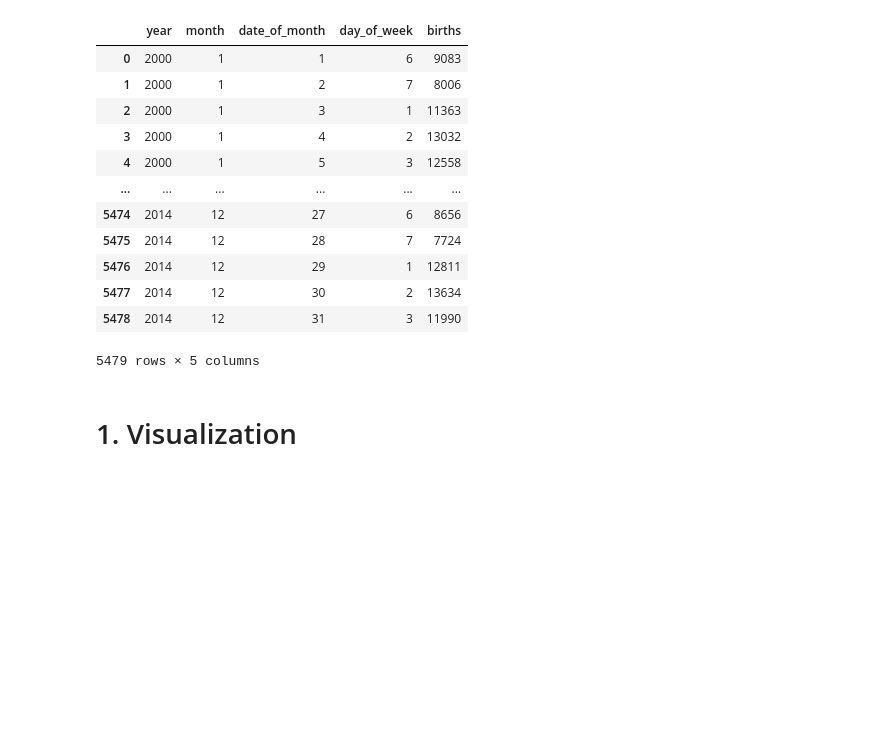
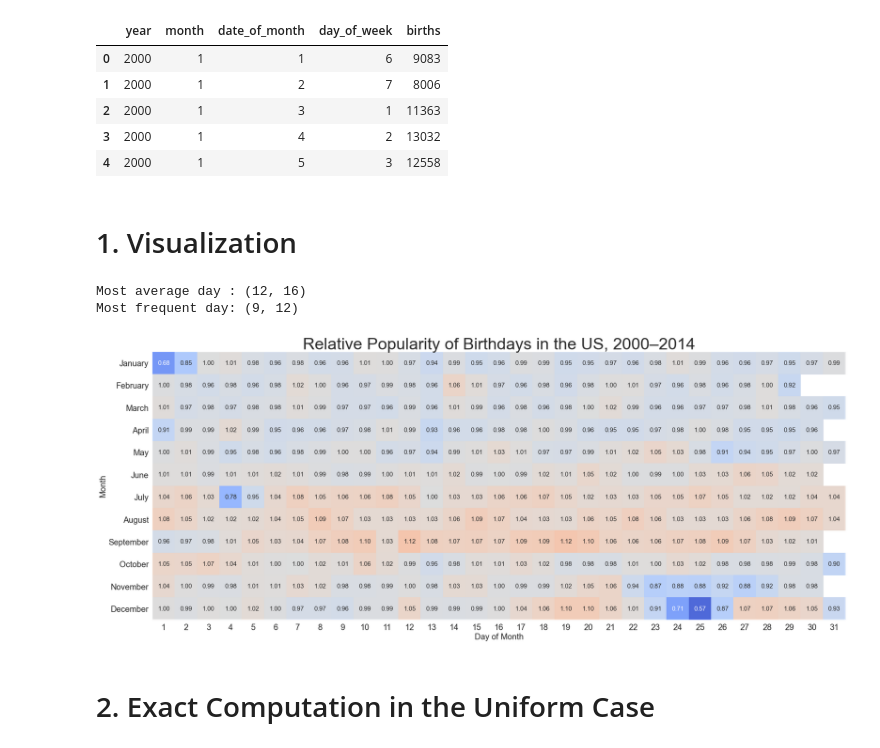
Before and after one commit to rcharan/birthdays, a Jupyter notebook: analysis.ipynb, the cells around one changed output. Drawn from its saved outputs; the diff is of its cells as text; code cells hidden in the pictures; blank space fills up the shorter version.

```diff
--- a/analysis.ipynb
+++ b/analysis.ipynb
@@ -10,18 +9,11 @@ import pandas as pd
 # %%
 df = pd.read_csv('US_births_2000-2014_SSA.csv')
 # %%
-df
+df.head()
 # %% [output]
 |  | year | month | date_of_month | day_of_week | births |
 | 0 | 2000 | 1 | 1 | 6 | 9083 |
 | 1 | 2000 | 1 | 2 | 7 | 8006 |
 | 2 | 2000 | 1 | 3 | 1 | 11363 |
 | 3 | 2000 | 1 | 4 | 2 | 13032 |
 | 4 | 2000 | 1 | 5 | 3 | 12558 |
-| ... | ... | ... | ... | ... | ... |
-| 5474 | 2014 | 12 | 27 | 6 | 8656 |
-| 5475 | 2014 | 12 | 28 | 7 | 7724 |
-| 5476 | 2014 | 12 | 29 | 1 | 12811 |
-| 5477 | 2014 | 12 | 30 | 2 | 13634 |
-| 5478 | 2014 | 12 | 31 | 3 | 11990 |
-5479 rows × 5 columns
@@ -49,6 +33,15 @@ ax.set_title('Z Scores for Beer Types in Each County')
+# %%
+# Day closest to rel_freq == 1
+print(f'Most average day : {(rel_freq - 1).abs().idxmin()}')
+
+# Maximum frequency
+print(f'Most frequent day: {(rel_freq).idxmax()}')
+# %% [output]
+Most average day : (12, 16)
+Most frequent day: (9, 12)
 # %%
 fig, ax = plt.subplots(figsize = (31, 12))
-sns.heatmap(rel_freq,
+sns.heatmap(rel_freq.unstack(-1),
             ax = ax,
             center = 1,
             vmin = 0.5,
@@ -79,8 +72,12 @@ ax.set_yticklabels([
   'November',
   'December'
 ], font_dict, rotation = 0)
-ax.set_title('Relative Popularity of Birthdays, 2000–2014', fontdict = {'fontsize' : 40})#{'fontsize' : 40})
+ax.set_title('Relative Popularity of Birthdays in the US, 2000–2014', fontdict = {'fontsize' : 40})#{'fontsize' : 40})
 plt.xticks(fontsize = 20)
 plt.yticks(rotation = 0)
 fig.savefig('outputs/chart.png', transparent = True)
 plt.show()
+# %% [output]
+[figure, added]
+# %% [markdown]
+# 2. Exact Computation in the Uniform Case
```
Also changed, not shown: parts of 10 cells of this notebook, 2 other files.
